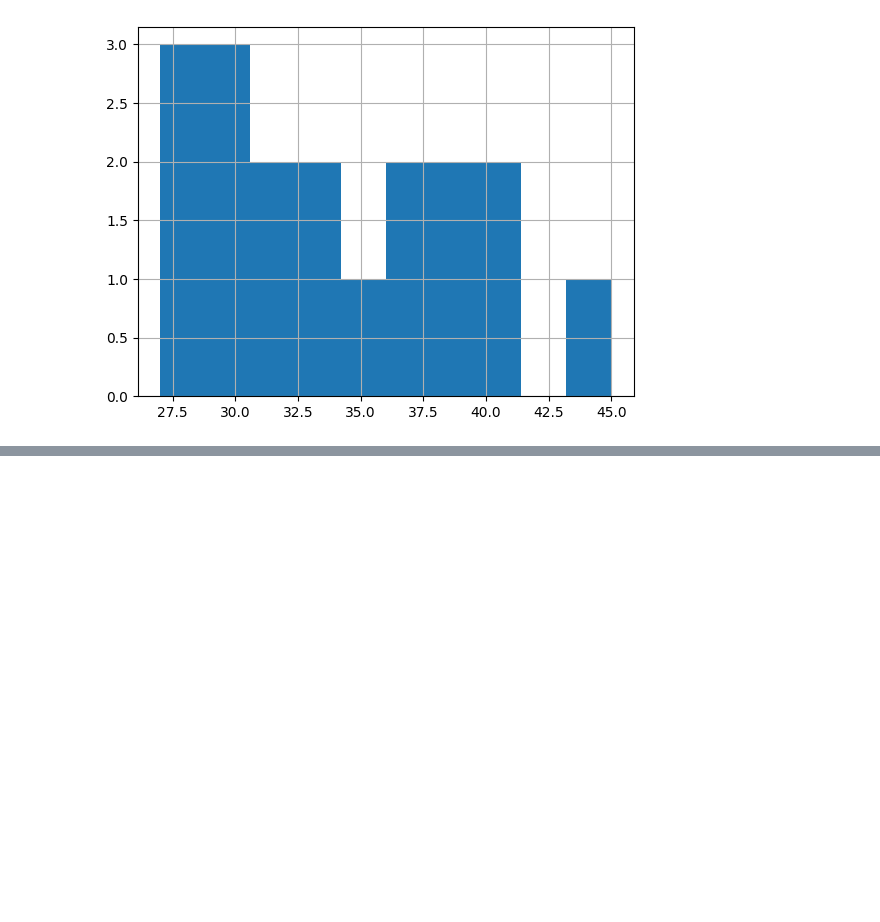
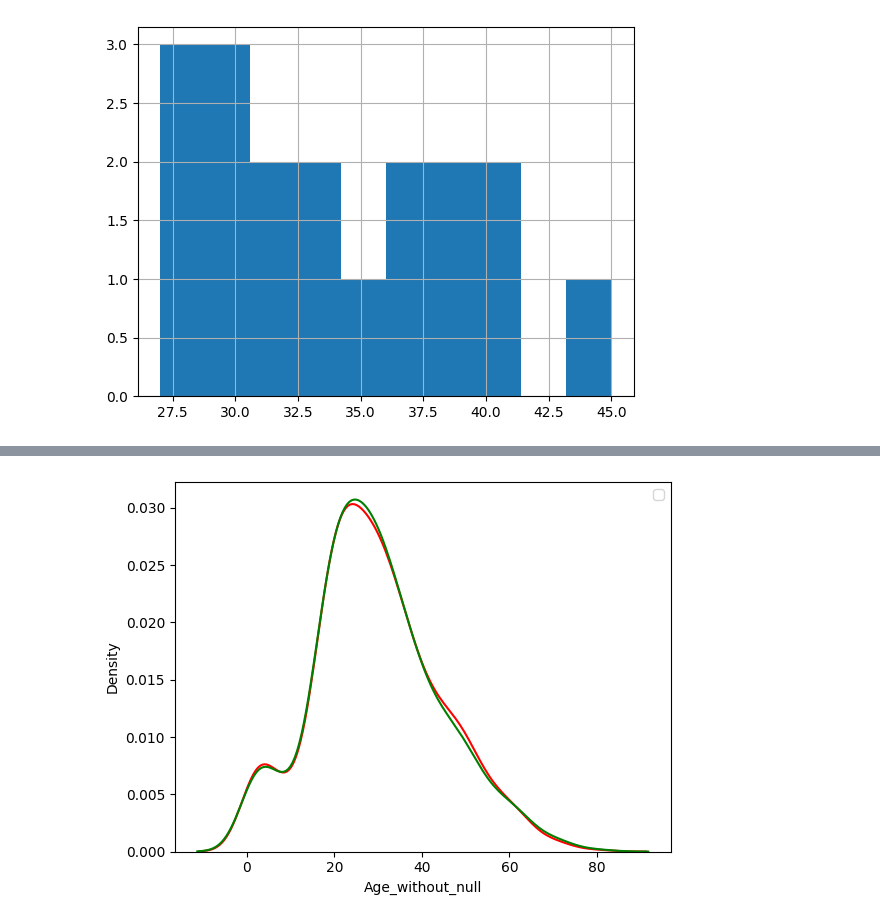
Before and after one commit to unixx0/100-days-ml, a Jupyter notebook: null_variables.ipynb, the cells around one changed output, grey strips where cells are left out. Drawn from its saved outputs; the diff is of its cells as text; code cells hidden in the pictures; blank space fills up the shorter version.

```diff
--- a/null_variables.ipynb
+++ b/null_variables.ipynb
@@ -97,0 +101,2 @@ df['Age'].hist()
+# %%
+df= pd.read_csv('./datasets/train.csv', usecols= ['Age', 'Survived', 'Fare'])
@@ -97,0 +128,2 @@ df['Age'].hist()
+# %%
+df['Age_without_null']= df['Age']
@@ -97,0 +139,3 @@ df['Age'].hist()
+# %%
+## REplacing NA by random values where in age_without_null
+df.loc[df['Age_without_null'].isnull(), 'Age_without_null']= df.dropna(subset= 'Age_without_null')['Age_without_null'].sample(df['Age_without_null'].isnull().sum()).values
@@ -97,0 +181,14 @@ df['Age'].hist()
+# %%
+import seaborn as sns
+import matplotlib.pyplot as  plt
+
+#plt.figure(figsize= (14, 4))
+
+sns.kdeplot(df['Age_without_null'], color= 'red')
+
+sns.kdeplot(df['Age'], color= 'green')
+plt.legend()
+
+plt.show()
+# %% [output]
+[figure, added]
```
Also changed, not shown: parts of 27 cells of this notebook.
